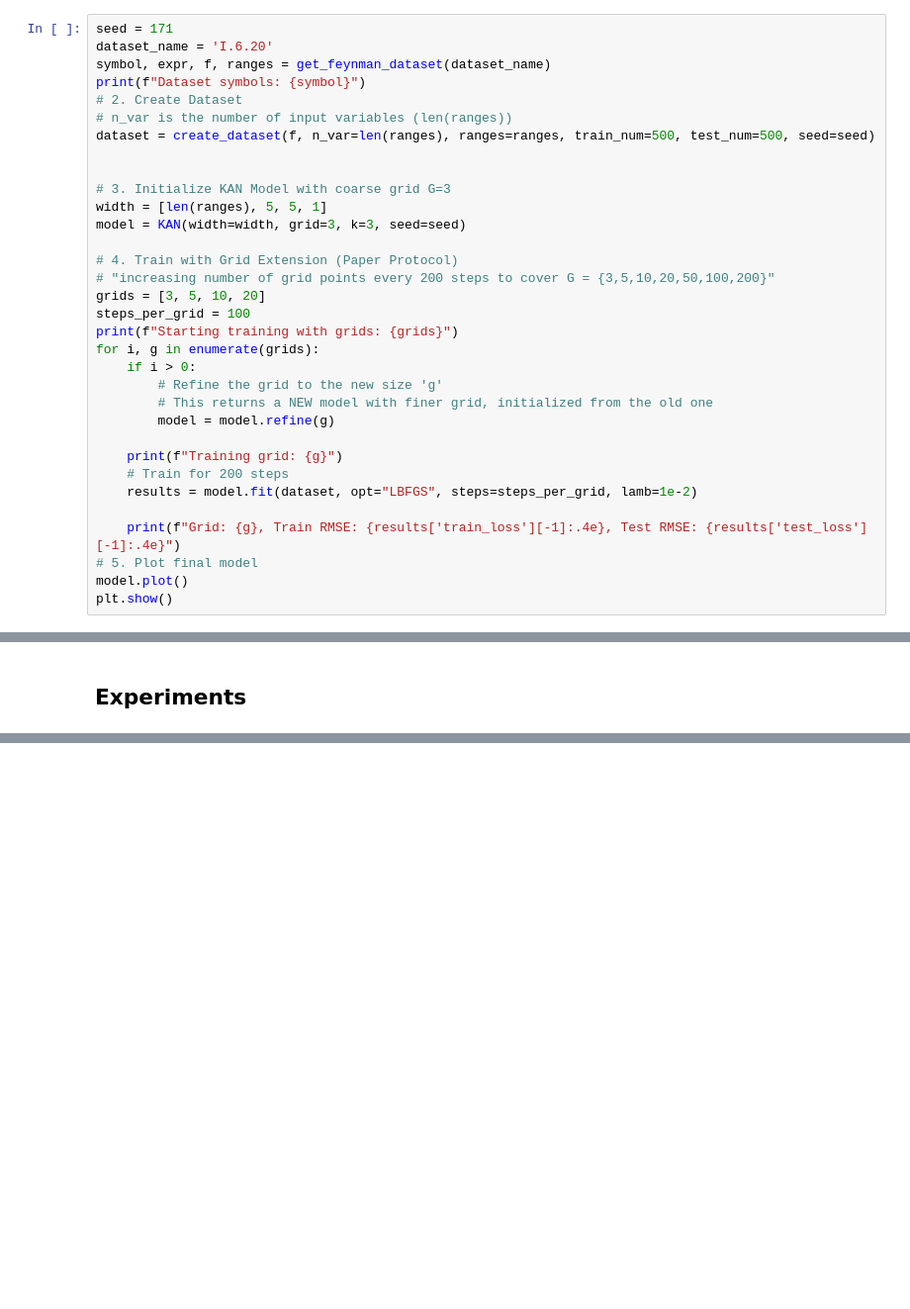
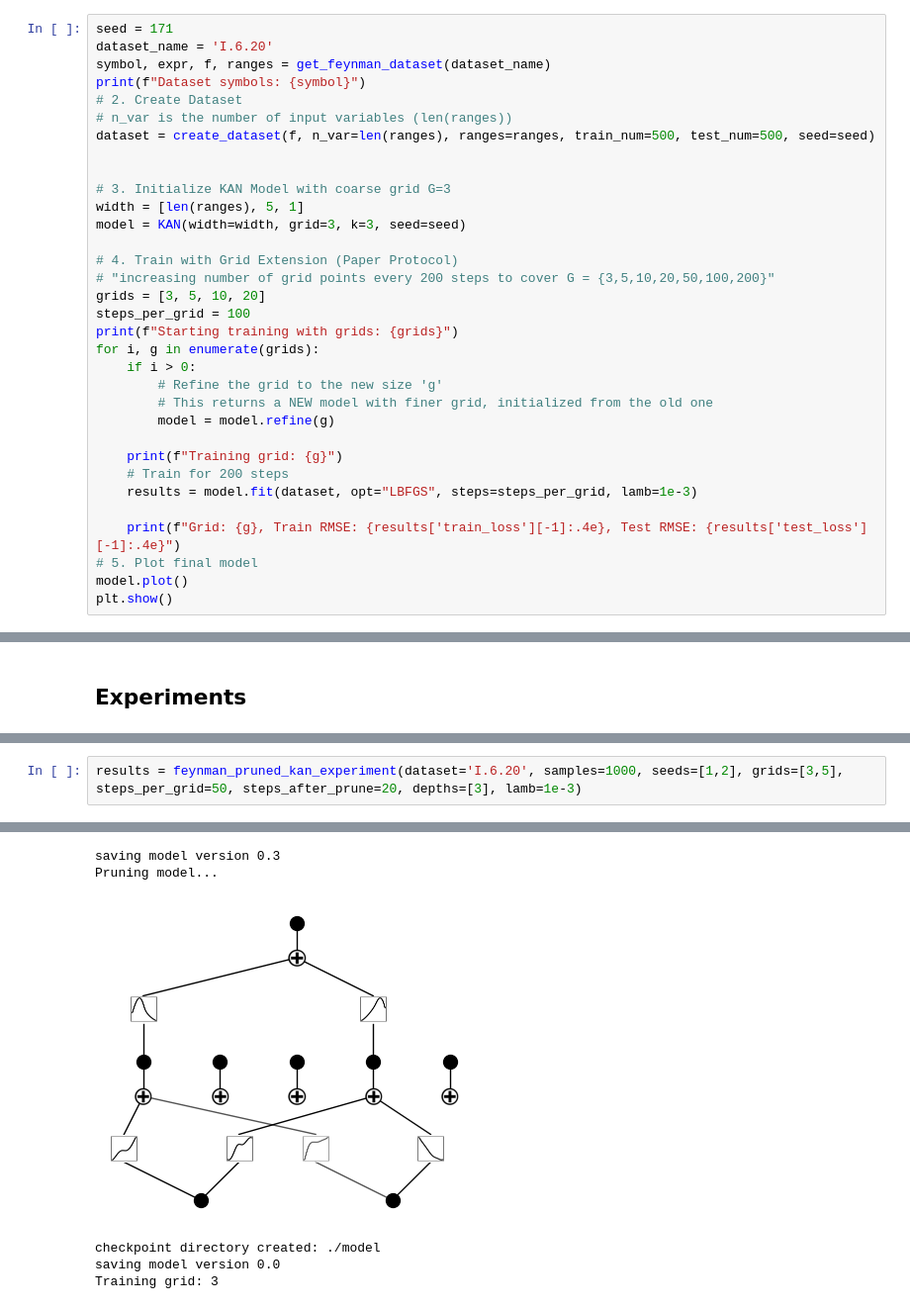
Before and after one commit to paumateo/Deep-Learning-Advanced-KAN-Project, a Jupyter notebook: notebooks/reproduce_feynman.ipynb, the cells around one changed output, grey strips where cells are left out. Shown at 99% size. Cells and saved outputs as stored; diff of their text form; blank space fills up the shorter version.

Commit message:
finnish feynman set-up

```diff
--- a/notebooks/reproduce_feynman.ipynb
+++ b/notebooks/reproduce_feynman.ipynb
@@ -290,7 +284,7 @@ dataset = create_dataset(f, n_var=len(ranges), ranges=ranges, train_num=500, tes
 
 
 # 3. Initialize KAN Model with coarse grid G=3
-width = [len(ranges), 5, 5, 1]
+width = [len(ranges), 5, 1]
 model = KAN(width=width, grid=3, k=3, seed=seed)
 
 # 4. Train with Grid Extension (Paper Protocol)
@@ -306,7 +300,7 @@ for i, g in enumerate(grids):
 
     print(f"Training grid: {g}")
     # Train for 200 steps
-    results = model.fit(dataset, opt="LBFGS", steps=steps_per_grid, lamb=1e-2)
+    results = model.fit(dataset, opt="LBFGS", steps=steps_per_grid, lamb=1e-3)
 
     print(f"Grid: {g}, Train RMSE: {results['train_loss'][-1]:.4e}, Test RMSE: {results['test_loss'][-1]:.4e}")
 # 5. Plot final model
@@ -646,0 +724,3 @@ results = feynman_pruned_kan_experiment(dataset='I.6.20', samples=1000, seeds=[1
+# %%
+results = feynman_pruned_kan_experiment(dataset='I.6.20', samples=1000, seeds=[1,2], grids=[3,5], steps_per_grid=50, steps_after_prune=20, depths=[3], lamb=1e-3)
+# %% [output]
@@ -646,0 +750,6 @@ results = feynman_pruned_kan_experiment(dataset='I.6.20', samples=1000, seeds=[1
+saving model version 0.3
+Pruning model...
+[figure, added]
+checkpoint directory created: ./model
+saving model version 0.0
+Training grid: 3
```
Also changed, not shown: parts of 20 cells of this notebook.
